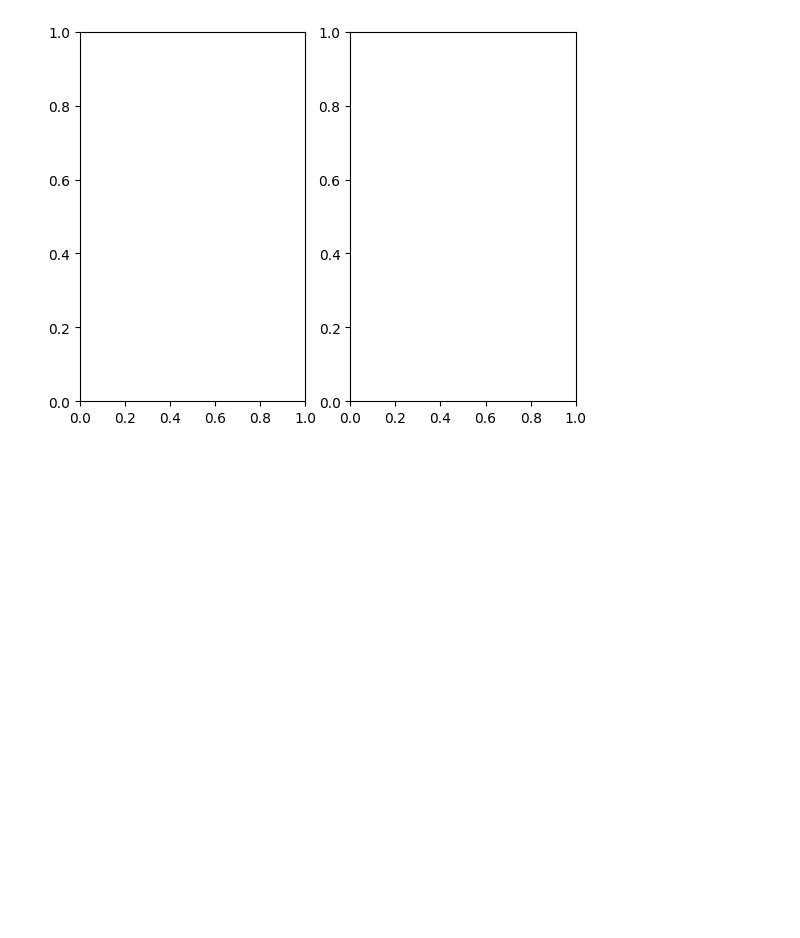
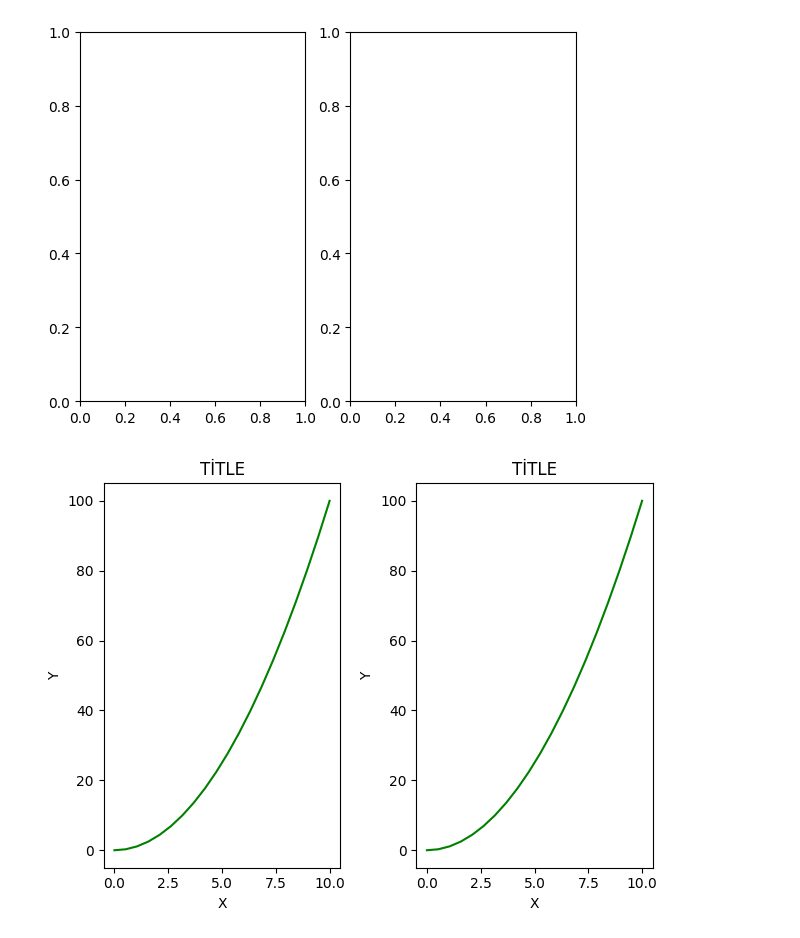
Before and after one commit to emreaytas/PYTHON2, a Jupyter notebook: MATPLOTLİP/matplotlipjupyter.ipynb, the cells around one changed output. Cells and saved outputs as stored; diff of their text form; code cells hidden in the pictures; blank space fills up the shorter version.

```diff
--- a/MATPLOTLİP/matplotlipjupyter.ipynb
+++ b/MATPLOTLİP/matplotlipjupyter.ipynb
@@ -149,4 +149,12 @@ axs.plot(newnumpy,newnumpy / 2,"g")
 # %% [output]
 [figure]
 # %%
-(fig,axs) = plt.subplots(nrows = 1,ncols = 2) # bir tuple döndürür. figur ve axis bilgisi çıkarır. birden fazla eksen olursa bir ndarray döner
+(fig,axs) = plt.subplots(nrows = 1,ncols = 2) # bir tuple döndürür. figur ve axis bilgisi çıkarır. birden fazla eksen olursa bir ndarray döner eksenler döndürür.
+for eksen in axs:
+    eksen.plot(newnumpy,newnumpy ** 2, label = "kare",color = "g")
+    eksen.set_xlabel("X")
+    eksen.set_ylabel("Y")
+    eksen.set_title("TİTLE")
+plt.tight_layout() # birbirine girmesini engeller yazıların falan
+# %% [output]
+[figure, added]
```
Also changed, not shown: parts of 5 cells of this notebook, 5 other files.
